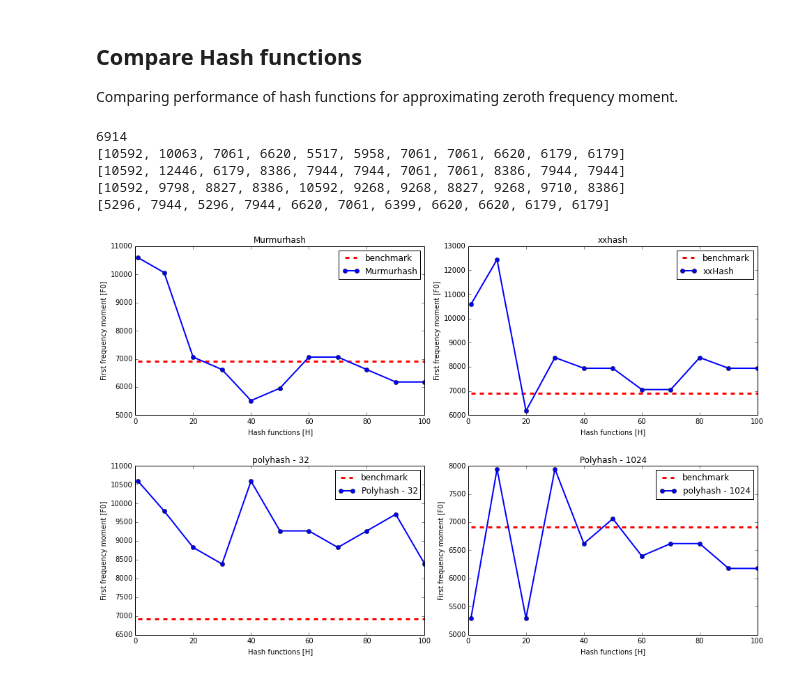
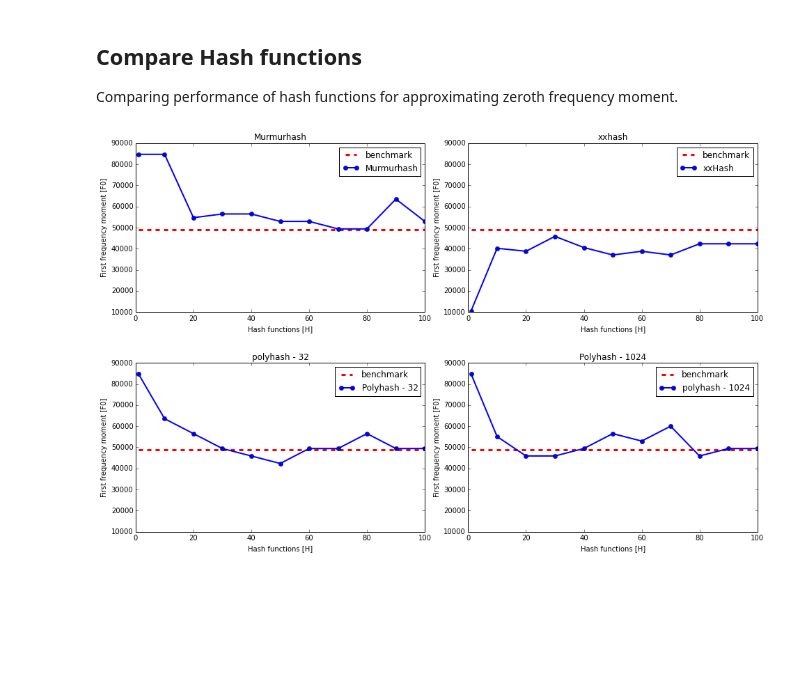
Before and after one commit to cle-ment/aalto-frequency-moments, a Jupyter notebook: Report.ipynb, the cells around one changed output. Drawn from its saved outputs; the diff is of its cells as text; code cells hidden in the pictures; blank space fills up the shorter version.

Commit message:
hash count plots

```diff
--- a/Report.ipynb
+++ b/Report.ipynb
@@ -580,9 +596,4 @@ def fma_compare_hashcount(N, funcs_list, gsize):
 # %%
-fma_compare_hashcount(10000, [1,10,20,30,40,50,60,70,80,90,100], 0.15)
+fma_compare_hashcount(100000, [1,10,20,30,40,50,60,70,80,90,100], 0.15)
 # %% [output]
-6914
-[10592, 10063, 7061, 6620, 5517, 5958, 7061, 7061, 6620, 6179, 6179]
-[10592, 12446, 6179, 8386, 7944, 7944, 7061, 7061, 8386, 7944, 7944]
-[10592, 9798, 8827, 8386, 10592, 9268, 9268, 8827, 9268, 9710, 8386]
-[5296, 7944, 5296, 7944, 6620, 7061, 6399, 6620, 6620, 6179, 6179]
-[figure, old version]
+[figure, new version]
```
Also changed, not shown: parts of 8 cells of this notebook.
